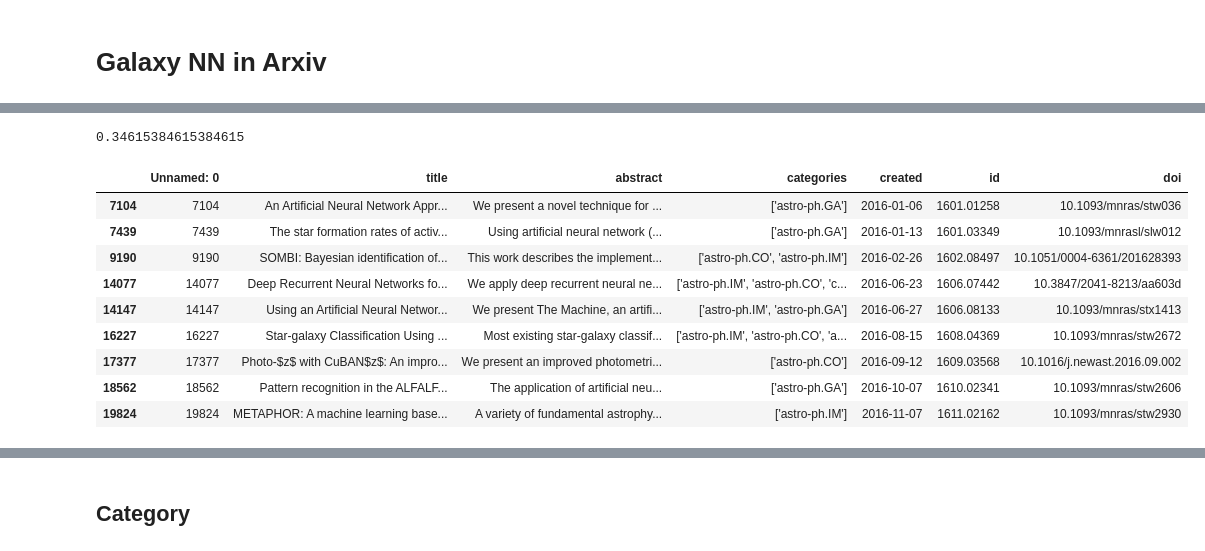
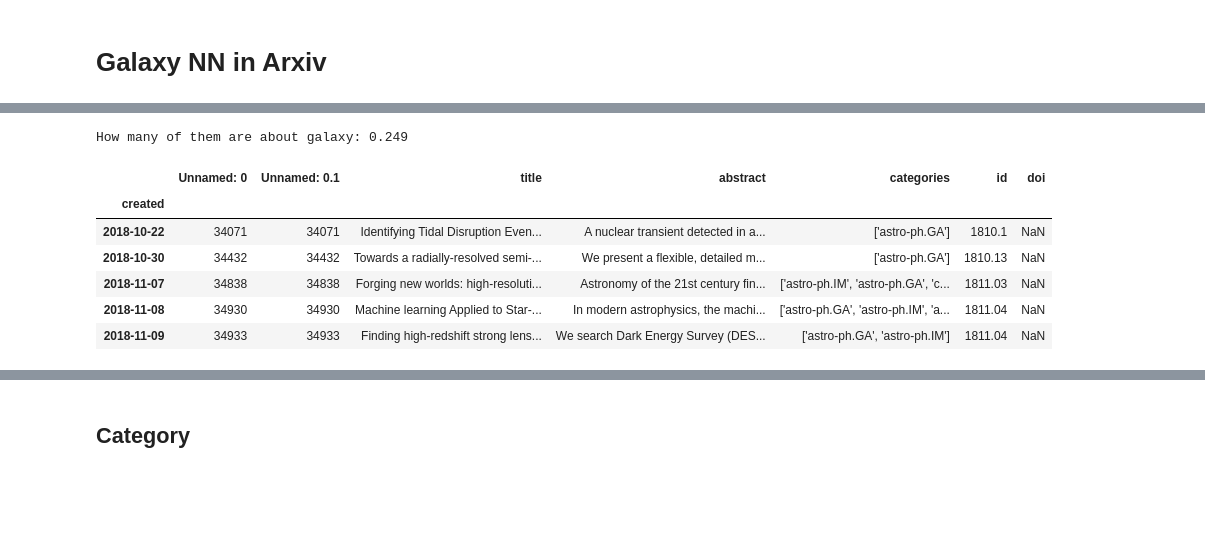
Before and after one commit to jibanCat/astro-ph-ml-topics, a Jupyter notebook: Arxiv_galaxy_NN.ipynb, the cells around one changed output, grey strips where cells are left out. Cells and saved outputs as stored; diff of their text form; code cells hidden in the pictures; blank space fills up the shorter version.

```diff
--- a/Arxiv_galaxy_NN.ipynb
+++ b/Arxiv_galaxy_NN.ipynb
@@ -31,4 +56,12 @@ df = pd.read_csv("df_astro_16-18.csv")
+# %%
+df = pd.read_csv(
+    "df_astro_00-18.csv", parse_dates=True, index_col="created"
+)
 # %%
-df_nn = df[df.abstract.str.contains("neural network")]
-df_nn
+df_nn = df[
+    df.abstract.str.contains("neural network") |
+    df.abstract.str.contains("machine learning") |
+    df.abstract.str.contains("deep learning")
+]
+df_nn.tail()
 # %% [output]
@@ -57,16 +82,15 @@ len(df_nn) / len(df)
 # %%
 # How many of them are about galaxy
-print(len(df_nn[df_nn.abstract.str.contains("galaxy")]) / len(df_nn))
-df_nn[df_nn.abstract.str.contains("galaxy")]
+print("How many of them are about galaxy: {:.3g}".format(
+    len(df_nn[df_nn.abstract.str.contains("galaxy")]) / len(df_nn)
+))
+df_nn[df_nn.abstract.str.contains("galaxy")].tail()
 # %% [output]
-0.34615384615384615
+How many of them are about galaxy: 0.249
-|  | Unnamed: 0 | title | abstract | categories | created | id | doi |
-| 7104 | 7104 | An Artificial Neural Network Appr... | We present a novel technique for ... | ['astro-ph.GA'] | 2016-01-06 | 1601.01258 | 10.1093/mnras/stw036 |
-| 7439 | 7439 | The star formation rates of activ... | Using artificial neural network (... | ['astro-ph.GA'] | 2016-01-13 | 1601.03349 | 10.1093/mnrasl/slw012 |
-| 9190 | 9190 | SOMBI: Bayesian identification of... | This work describes the implement... | ['astro-ph.CO', 'astro-ph.IM'] | 2016-02-26 | 1602.08497 | 10.1051/0004-6361/201628393 |
-| 14077 | 14077 | Deep Recurrent Neural Networks fo... | We apply deep recurrent neural ne... | ['astro-ph.IM', 'astro-ph.CO', 'c... | 2016-06-23 | 1606.07442 | 10.3847/2041-8213/aa603d |
-| 14147 | 14147 | Using an Artificial Neural Networ... | We present The Machine, an artifi... | ['astro-ph.IM', 'astro-ph.GA'] | 2016-06-27 | 1606.08133 | 10.1093/mnras/stx1413 |
-| 16227 | 16227 | Star-galaxy Classification Using ... | Most existing star-galaxy classif... | ['astro-ph.IM', 'astro-ph.CO', 'a... | 2016-08-15 | 1608.04369 | 10.1093/mnras/stw2672 |
-| 17377 | 17377 | Photo-$z$ with CuBAN$z$: An impro... | We present an improved photometri... | ['astro-ph.CO'] | 2016-09-12 | 1609.03568 | 10.1016/j.newast.2016.09.002 |
-| 18562 | 18562 | Pattern recognition in the ALFALF... | The application of artificial neu... | ['astro-ph.GA'] | 2016-10-07 | 1610.02341 | 10.1093/mnras/stw2606 |
-| 19824 | 19824 | METAPHOR: A machine learning base... | A variety of fundamental astrophy... | ['astro-ph.IM'] | 2016-11-07 | 1611.02162 | 10.1093/mnras/stw2930 |
+|  | Unnamed: 0 | Unnamed: 0.1 | title | abstract | categories | id | doi |
+| created |  |  |  |  |  |  |  |
+| 2018-10-22 | 34071 | 34071 | Identifying Tidal Disruption Even... | A nuclear transient detected in a... | ['astro-ph.GA'] | 1810.1 | NaN |
+| 2018-10-30 | 34432 | 34432 | Towards a radially-resolved semi-... | We present a flexible, detailed m... | ['astro-ph.GA'] | 1810.13 | NaN |
+| 2018-11-07 | 34838 | 34838 | Forging new worlds: high-resoluti... | Astronomy of the 21st century fin... | ['astro-ph.IM', 'astro-ph.GA', 'c... | 1811.03 | NaN |
+| 2018-11-08 | 34930 | 34930 | Machine learning Applied to Star-... | In modern astrophysics, the machi... | ['astro-ph.GA', 'astro-ph.IM', 'a... | 1811.04 | NaN |
+| 2018-11-09 | 34933 | 34933 | Finding high-redshift strong lens... | We search Dark Energy Survey (DES... | ['astro-ph.GA', 'astro-ph.IM'] | 1811.04 | NaN |
```
Also changed, not shown: parts of 25 cells of this notebook.
